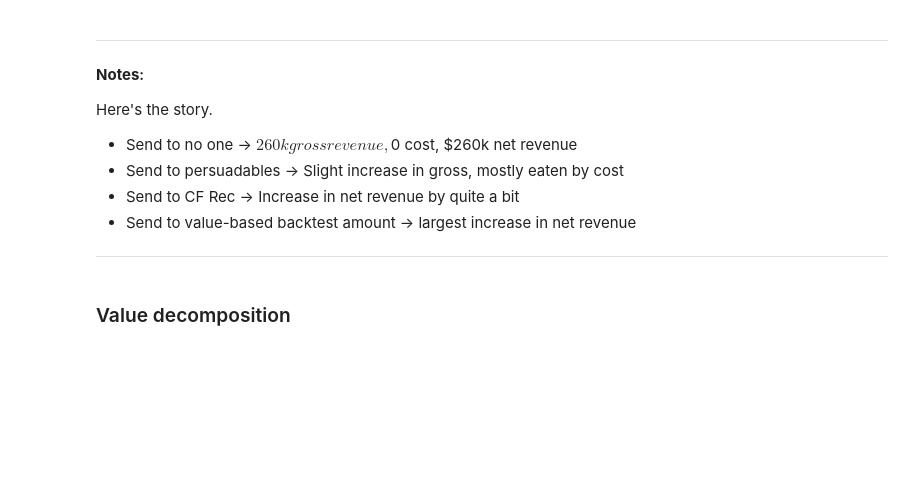
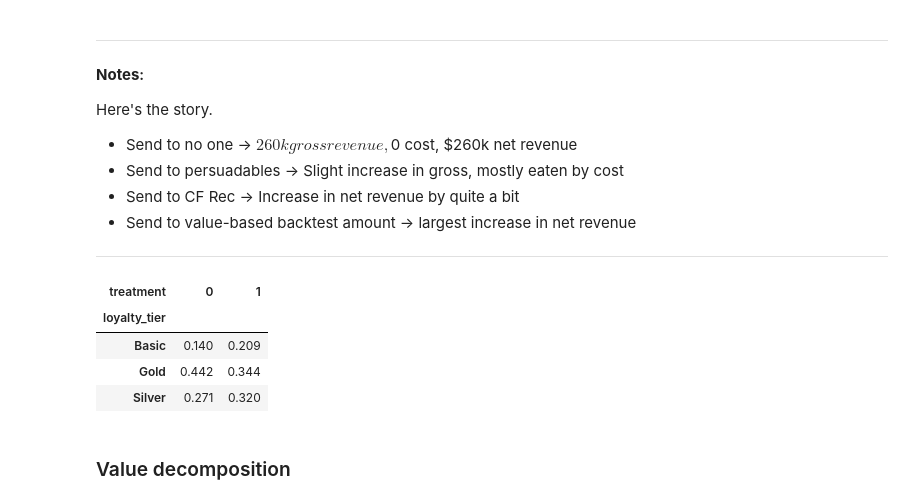
Before and after one commit to jwalluww/MarketingScience, a Jupyter notebook: uplift-promotions/notebooks/uplift_model.ipynb, the cells around one changed output. Saved outputs shown, nothing was run; the diff lists cells and outputs as text; code cells hidden in the pictures; blank space fills up the shorter version.

```diff
--- a/uplift-promotions/notebooks/uplift_model.ipynb
+++ b/uplift-promotions/notebooks/uplift_model.ipynb
@@ -904,6 +910,14 @@ Here's the story.
 - Send to CF Rec -> Increase in net revenue by quite a bit
 - Send to value-based backtest amount -> largest increase in net revenue
 ***
+# %%
+df.pivot_table(index='loyalty_tier', columns='treatment', values='converted', aggfunc='mean').round(3)
+# %% [output]
+| treatment | 0 | 1 |
+| loyalty_tier |  |  |
+| Basic | 0.140 | 0.209 |
+| Gold | 0.442 | 0.344 |
+| Silver | 0.271 | 0.320 |
 # %% [markdown]
 ### Value decomposition
 # %%
```
Also changed, not shown: parts of 8 cells of this notebook, 2 other files.
